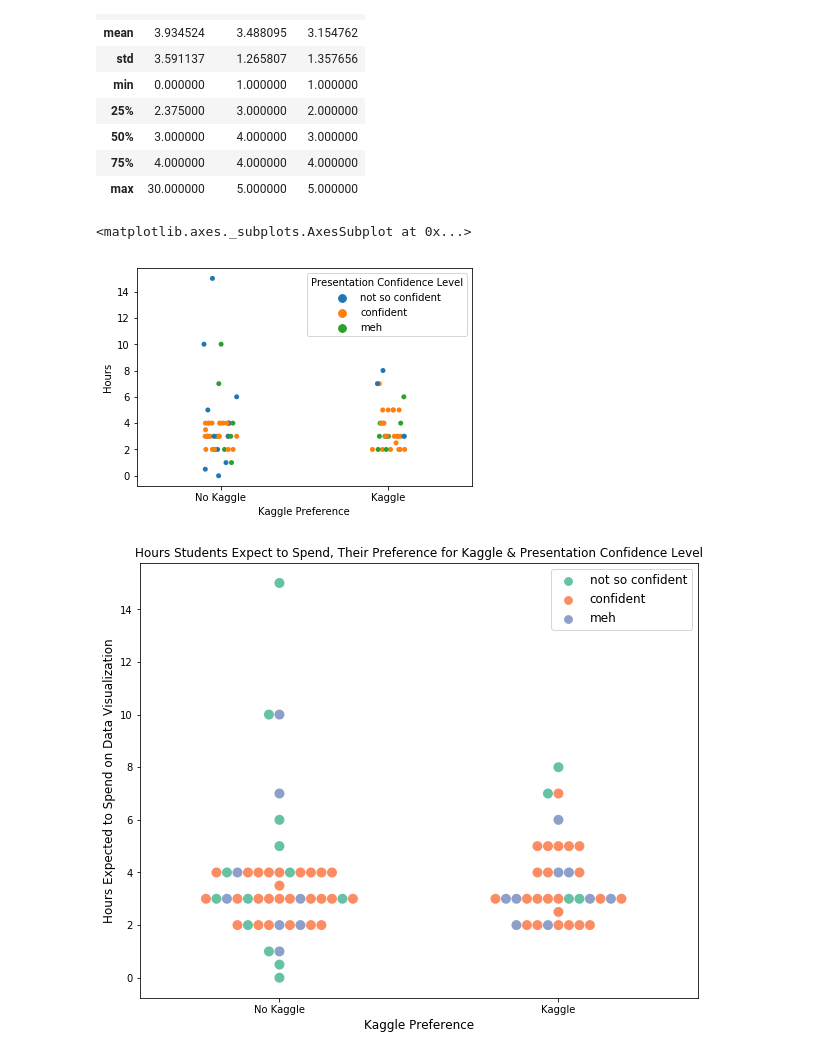
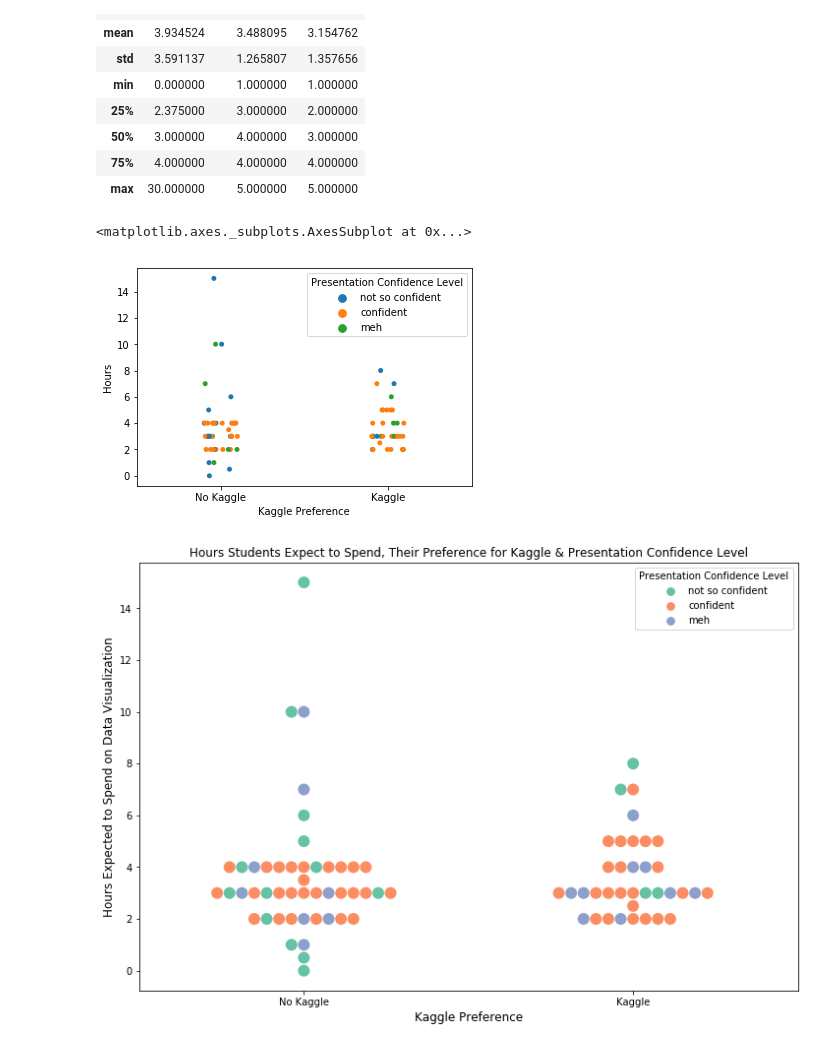
Before and after one commit to donyafoz/data_viz, a Jupyter notebook: assignment_1.ipynb, the cells around one changed output. Drawn from its saved outputs; the diff is of its cells as text; code cells hidden in the pictures.

```diff
--- a/assignment_1.ipynb
+++ b/assignment_1.ipynb
@@ -3,7 +3,7 @@ import pandas as pd
 import matplotlib.pyplot as plt
 import seaborn as sns
 # %%
-data = pd.read_csv('../survey.csv')
+data = pd.read_csv('../../survey.csv')
 # %%
 data.head()
 # %% [output]
@@ -50,16 +50,16 @@ data = data[data['Hours']<30]
 sns.stripplot(x=data['Kaggle Preference'], y=data['Hours'], hue=data['Presentation Confidence Level'] , jitter=True)
 # %% [output]
 <matplotlib.axes._subplots.AxesSubplot at 0x...>
-[figure, old version]
+[figure, new version]
 # %%
-plt.figure(figsize=(10,8))
+plt.figure(figsize=(12,8))
 sns.swarmplot(x=data['Kaggle Preference'], y=data['Hours'],
               hue=data['Presentation Confidence Level'],
-              palette="Set2", size=10).set_title("Hours Students Expect to Spend, Their Preference for Kaggle & Presentation Confidence Level").set_size(12)
-plt.legend(loc=1, fontsize = 'large')
+              palette="Set2", size=12, marker='o').set_title("Hours Students Expect to Spend, Their Preference for Kaggle & Presentation Confidence Level").set_size(12)
+
 plt.xlabel('Kaggle Preference', fontsize='large')
 plt.ylabel('Hours Expected to Spend on Data Visualization', fontsize='large')
 
 plt.show()
 # %% [output]
-[figure, old version]
+[figure, new version]
```
